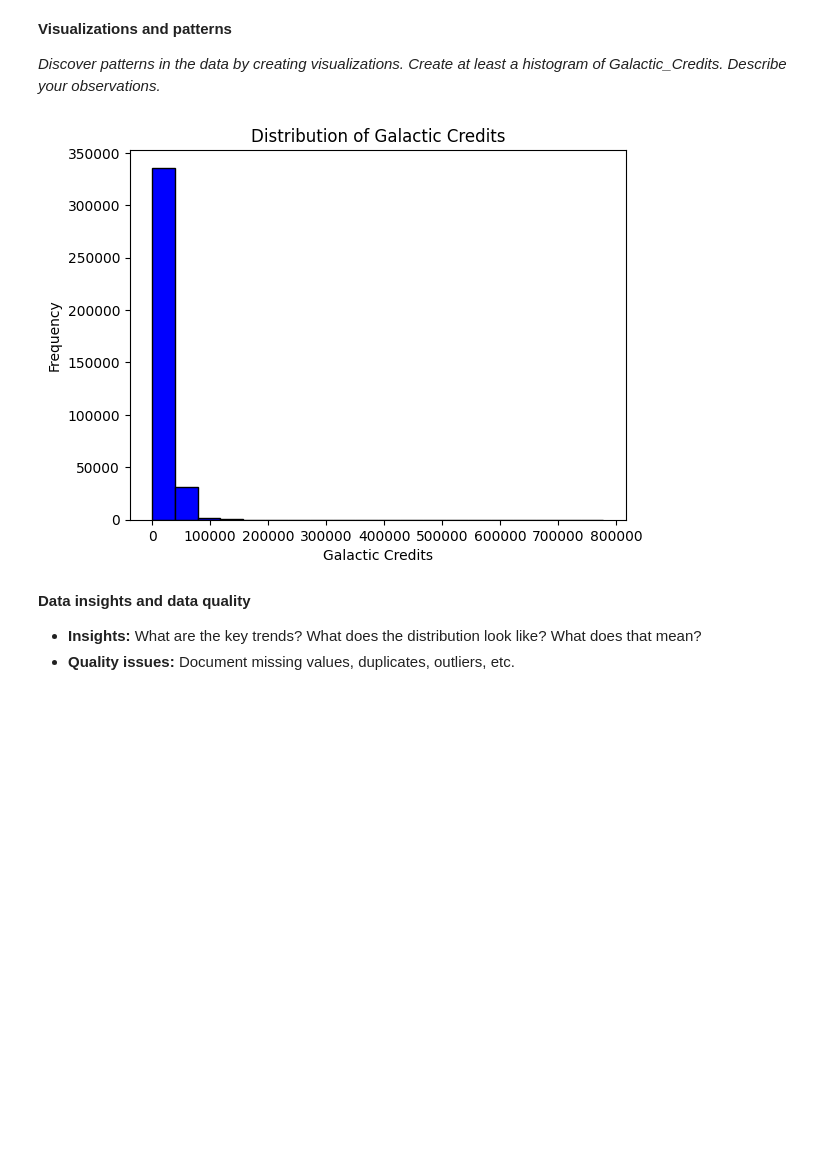
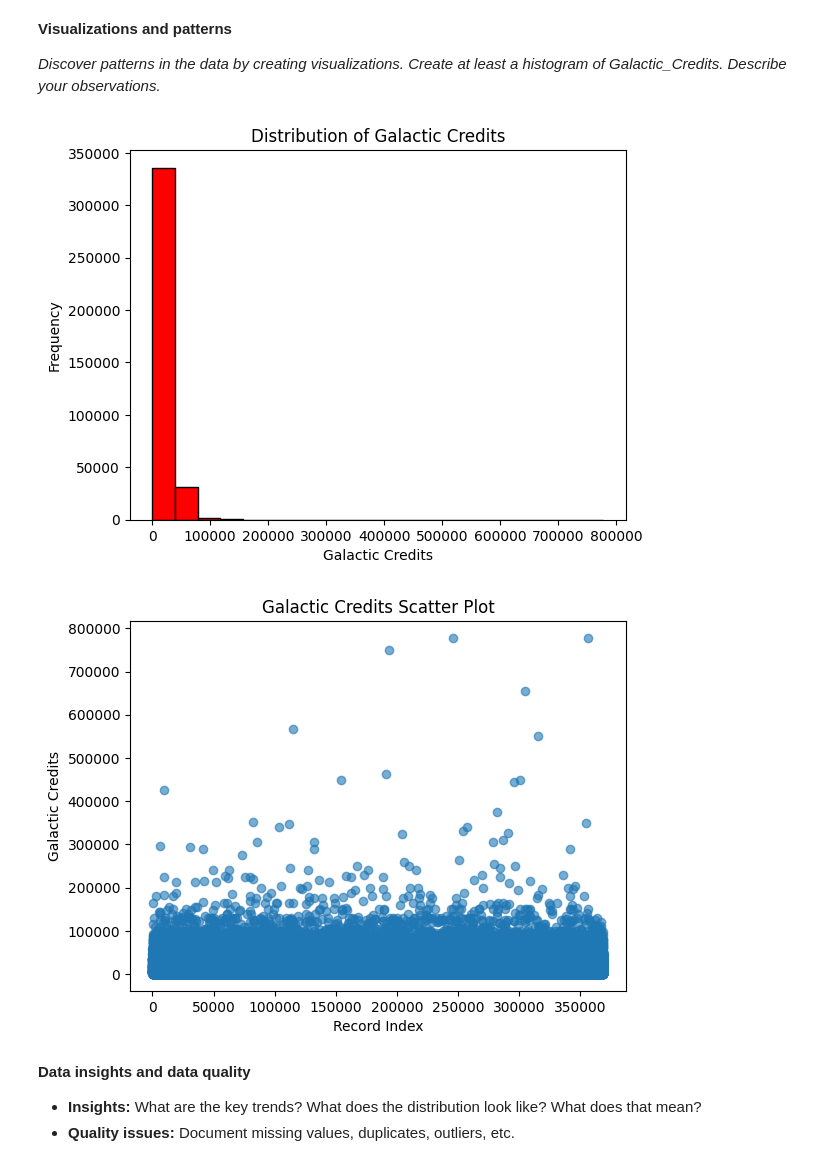
Before and after one commit to SidneyFel/The-Secret-Weapons, a Jupyter notebook: assignment_template_it1.ipynb, the cells around one changed output. Saved outputs shown, nothing was run; the diff lists cells and outputs as text; code cells hidden in the pictures; blank space fills up the shorter version.

```diff
--- a/assignment_template_it1.ipynb
+++ b/assignment_template_it1.ipynb
@@ -147,13 +147,20 @@ See https://pandas.pydata.org/docs/user_guide/migration-3-strings.html#string-mi
 *Discover patterns in the data by creating visualizations. Create at least a histogram of Galactic_Credits. Describe your observations.*
 # %%
 # CODE CELL: Generate visualizations (e.g., scatter plots, histograms)
-plt.hist(df['Galactic_Credits'].dropna(), bins=20, color='blue', edgecolor='black')
+plt.hist(df['Galactic_Credits'].dropna(), bins=20, color='red', edgecolor='black')
 plt.title('Distribution of Galactic Credits')
 plt.xlabel('Galactic Credits')
 plt.ylabel('Frequency')
 plt.show()
+
+plt.scatter(df.index, df['Galactic_Credits'], alpha=0.6)
+plt.title('Galactic Credits Scatter Plot')
+plt.xlabel('Record Index')
+plt.ylabel('Galactic Credits')
+plt.show()
 # %% [output]
-[figure, old version]
+[figure, new version]
+[figure, added]
 # %% [markdown]
 **Data insights and data quality**
 * **Insights:** What are the key trends? What does the distribution look like? What does that mean?
```
Also changed, not shown: parts of 6 cells of this notebook.
